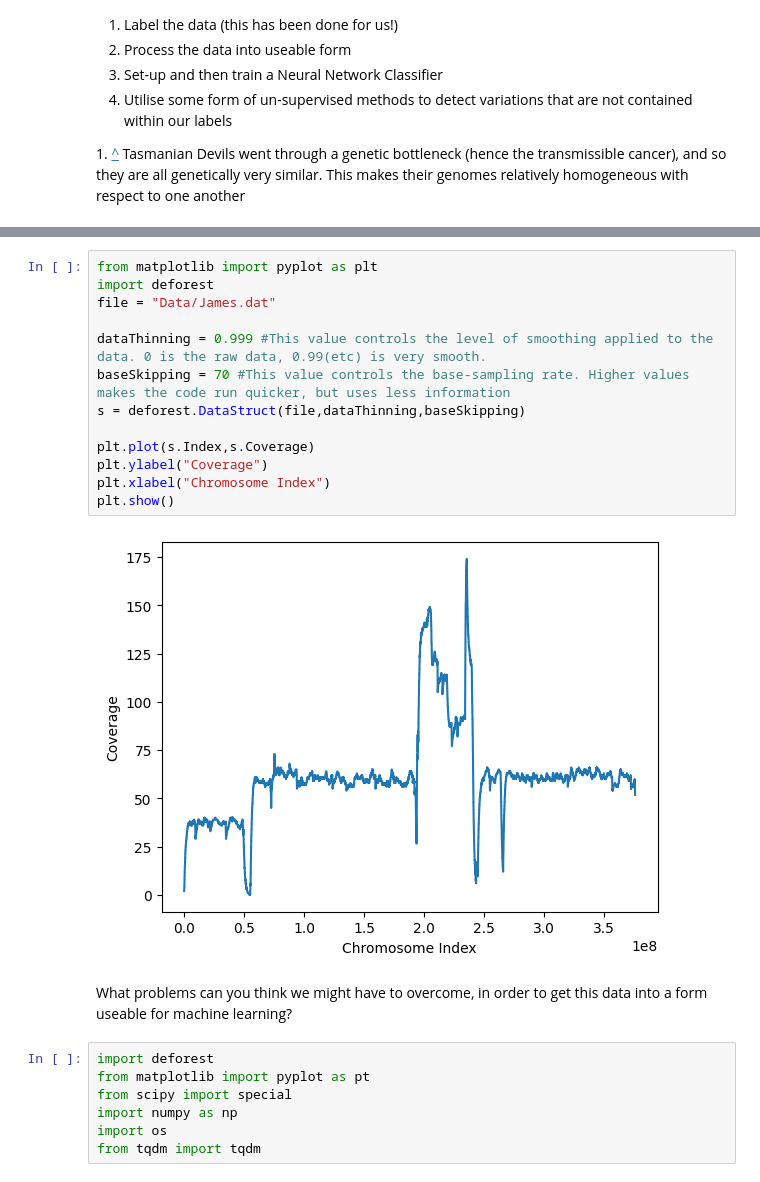
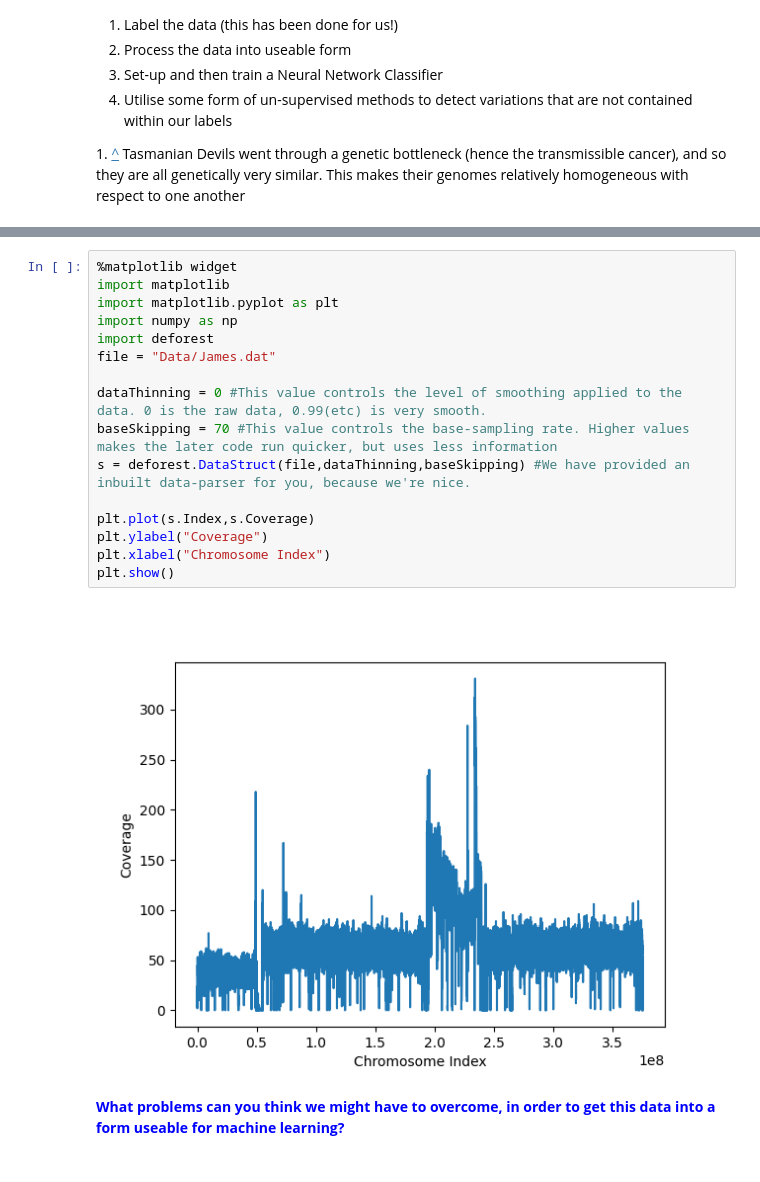
Before and after one commit to wtsi-hpag/CoverageWorkshop, a Jupyter notebook: Workshop.ipynb, the cells around one changed output, grey strips where cells are left out. Cells and saved outputs as stored; diff of their text form.

```diff
--- a/Workshop.ipynb
+++ b/Workshop.ipynb
@@ -52,27 +55,23 @@ When we come to do this for real, we would work on the entire genome at once. Ho
 
 <font color='red'>**Run the code below, varying the dataThinning values and the data until you feel that you have a handle on the data**</font>
 # %%
-from matplotlib import pyplot as plt
+%matplotlib widget
+import matplotlib
+import matplotlib.pyplot as plt
+import numpy as np
 import deforest
 file = "Data/James.dat"
 
-dataThinning = 0.999 #This value controls the level of smoothing applied to the data. 0 is the raw data, 0.99(etc) is very smooth.
-baseSkipping = 70 #This value controls the base-sampling rate. Higher values makes the code run quicker, but uses less information
-s = deforest.DataStruct(file,dataThinning,baseSkipping)
+dataThinning = 0 #This value controls the level of smoothing applied to the data. 0 is the raw data, 0.99(etc) is very smooth.
+baseSkipping = 70 #This value controls the base-sampling rate. Higher values makes the later code run quicker, but uses less information
+s = deforest.DataStruct(file,dataThinning,baseSkipping) #We have provided an inbuilt data-parser for you, because we're nice.
 
 plt.plot(s.Index,s.Coverage)
 plt.ylabel("Coverage")
 plt.xlabel("Chromosome Index")
 plt.show()
 # %% [output]
-[figure, old version]
+[figure, new version]
 # %% [markdown]
-What problems can you think we might have to overcome, in order to get this data into a form useable for machine learning?
+<font color=blue>**What problems can you think we might have to overcome, in order to get this data into a form useable for machine learning?**</font>
-# %%
-import deforest
-from matplotlib import pyplot as pt
-from scipy import special
-import numpy as np
-import os
-from tqdm import tqdm
 # %%
```
Also changed, not shown: parts of 3 cells of this notebook, 2 other files.
